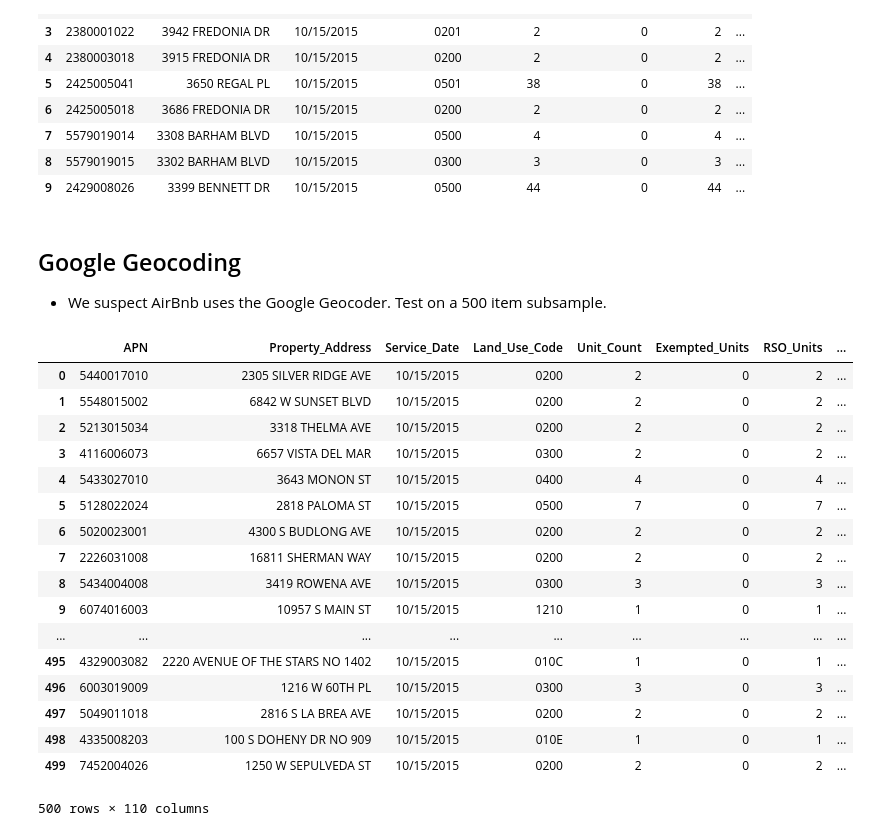
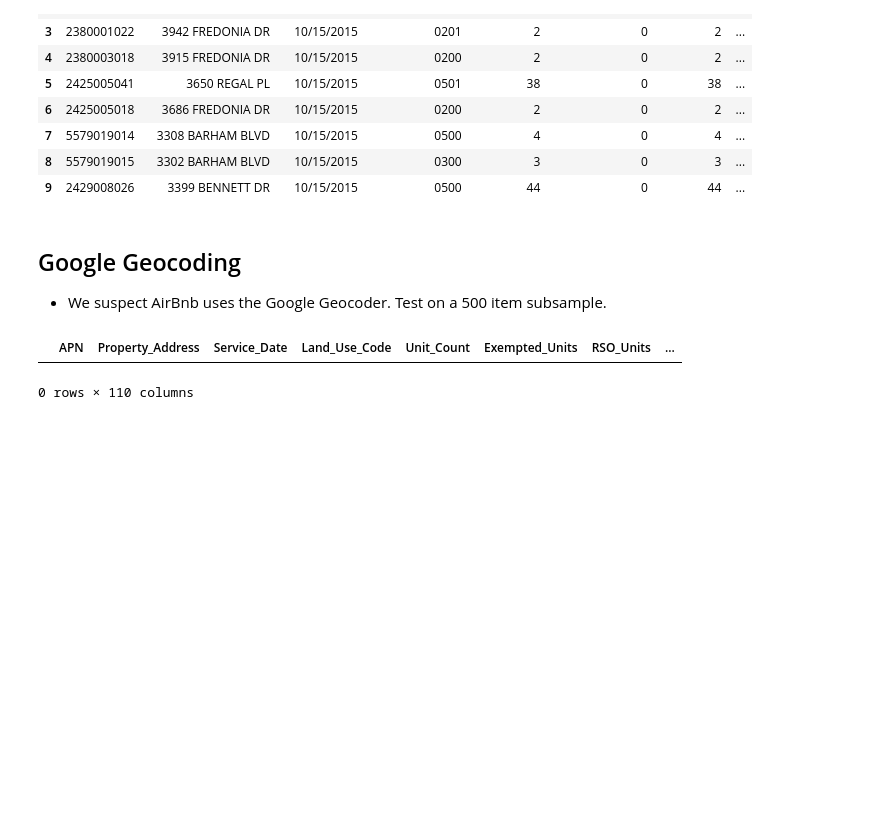
Before and after one commit to CityOfLosAngeles/airbnb-rso-analysis, a Jupyter notebook: ExplorartoryAnalysis.ipynb, the cells around one changed output. Cells and saved outputs as stored; diff of their text form; code cells hidden in the pictures; blank space fills up the shorter version.

```diff
--- a/ExplorartoryAnalysis.ipynb
+++ b/ExplorartoryAnalysis.ipynb
@@ -112,23 +112,7 @@ subset.latlng = subset.progress_apply(goog_geocode, axis = 1)
 # %%
 subset[['latitude', 'longitude']] = subset.latlng.apply(pd.Series)
 # %%
-subset.merge(listings, on=['latitude', 'longitude'], how='left')
+subset.merge(listings, on=['latitude', 'longitude'], how='inner')
 # %% [output]
 |  | APN | Property_Address | Service_Date | Land_Use_Code | Unit_Count | Exempted_Units | RSO_Units | ... |
-| 0 | 5440017010 | 2305 SILVER RIDGE AVE | 10/15/2015 | 0200 | 2 | 0 | 2 | ... |
-| 1 | 5548015002 | 6842 W SUNSET BLVD | 10/15/2015 | 0200 | 2 | 0 | 2 | ... |
-| 2 | 5213015034 | 3318 THELMA AVE | 10/15/2015 | 0200 | 2 | 0 | 2 | ... |
-| 3 | 4116006073 | 6657 VISTA DEL MAR | 10/15/2015 | 0300 | 2 | 0 | 2 | ... |
-| 4 | 5433027010 | 3643 MONON ST | 10/15/2015 | 0400 | 4 | 0 | 4 | ... |
-| 5 | 5128022024 | 2818 PALOMA ST | 10/15/2015 | 0500 | 7 | 0 | 7 | ... |
-| 6 | 5020023001 | 4300 S BUDLONG AVE | 10/15/2015 | 0200 | 2 | 0 | 2 | ... |
-| 7 | 2226031008 | 16811 SHERMAN WAY | 10/15/2015 | 0200 | 2 | 0 | 2 | ... |
-| 8 | 5434004008 | 3419 ROWENA AVE | 10/15/2015 | 0300 | 3 | 0 | 3 | ... |
-| 9 | 6074016003 | 10957 S MAIN ST | 10/15/2015 | 1210 | 1 | 0 | 1 | ... |
-| ... | ... | ... | ... | ... | ... | ... | ... | ... |
-| 495 | 4329003082 | 2220 AVENUE OF THE STARS NO 1402 | 10/15/2015 | 010C | 1 | 0 | 1 | ... |
-| 496 | 6003019009 | 1216 W 60TH PL | 10/15/2015 | 0300 | 3 | 0 | 3 | ... |
-| 497 | 5049011018 | 2816 S LA BREA AVE | 10/15/2015 | 0200 | 2 | 0 | 2 | ... |
-| 498 | 4335008203 | 100 S DOHENY DR NO 909 | 10/15/2015 | 010E | 1 | 0 | 1 | ... |
-| 499 | 7452004026 | 1250 W SEPULVEDA ST | 10/15/2015 | 0200 | 2 | 0 | 2 | ... |
-500 rows × 110 columns
+0 rows × 110 columns
```
Also changed, not shown: parts of 2 cells of this notebook.
